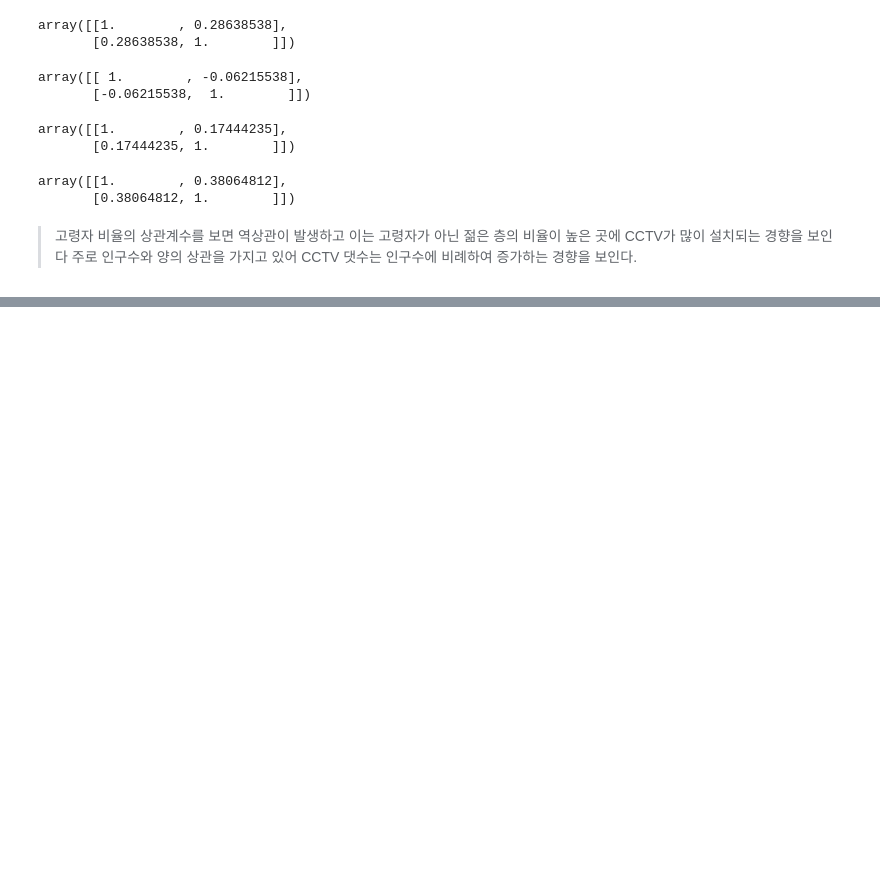
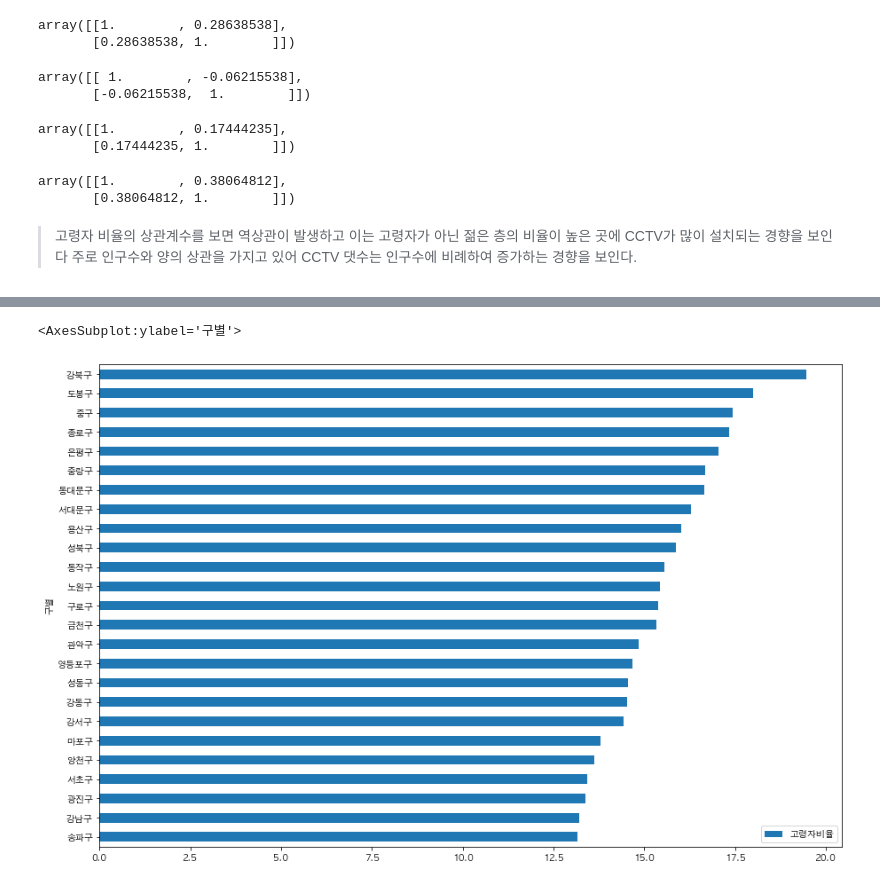
Before and after one commit to naddda0813/Python, a Jupyter notebook: 3.DataAnalysis/Note/16. 서울시 인구대비 CCTV 현황분석.ipynb, the cells around one changed output, grey strips where cells are left out. Drawn from its saved outputs; the diff is of its cells as text; code cells hidden in the pictures; blank space fills up the shorter version.

```diff
--- a/3.DataAnalysis/Note/16. 서울시 인구대비 CCTV 현황분석.ipynb
+++ b/3.DataAnalysis/Note/16. 서울시 인구대비 CCTV 현황분석.ipynb
@@ -411,0 +543,6 @@ CCTV가 많이 설치되는 경향을 보인다
+# %%
+data_result.loc[:,['고령자비율']].sort_values(by='고령자비율').plot(
+    kind='barh',figsize=(15,10))
+# %% [output]
+<AxesSubplot:ylabel='구별'>
+[figure, added]
```
Also changed, not shown: parts of 32 cells of this notebook, 39 other files.
